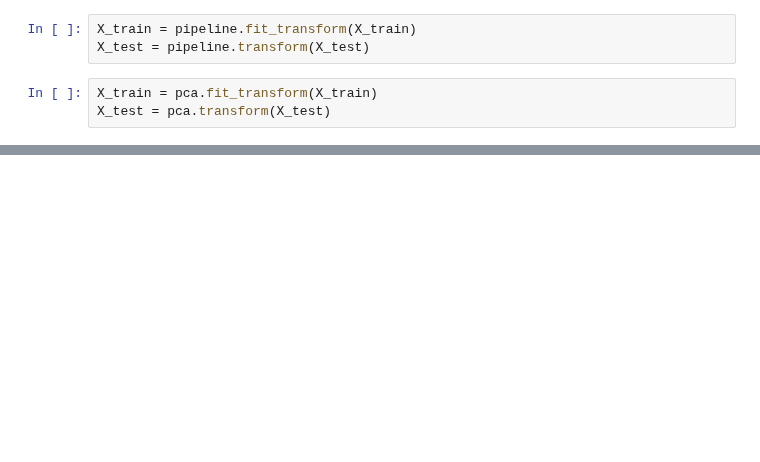
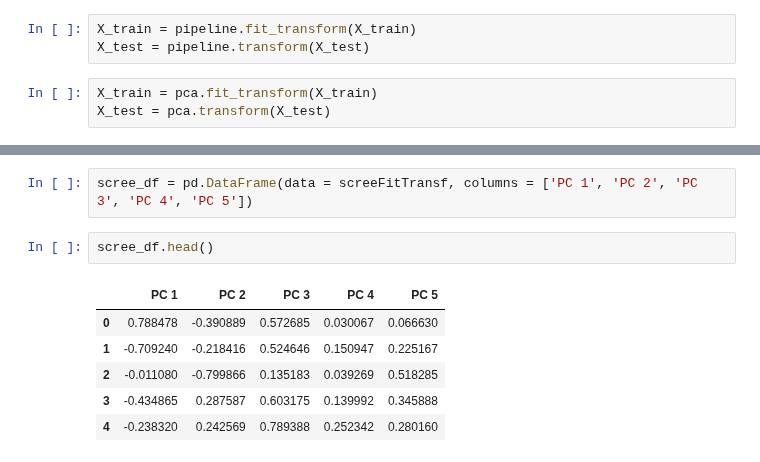
Before and after one commit to hujingc/umsi_loc_anc, a Jupyter notebook: Starting_PCA_Model.ipynb, the cells around one changed output, grey strips where cells are left out. Cells and saved outputs as stored; diff of their text form; blank space fills up the shorter version.

```diff
--- a/Starting_PCA_Model.ipynb
+++ b/Starting_PCA_Model.ipynb
@@ -69,0 +100,11 @@ array([0.25545768, 0.22930607, 0.19085401])
+# %%
+scree_df = pd.DataFrame(data = screeFitTransf, columns = ['PC 1', 'PC 2', 'PC 3', 'PC 4', 'PC 5'])
+# %%
+scree_df.head()
+# %% [output]
+|  | PC 1 | PC 2 | PC 3 | PC 4 | PC 5 |
+| 0 | 0.788478 | -0.390889 | 0.572685 | 0.030067 | 0.066630 |
+| 1 | -0.709240 | -0.218416 | 0.524646 | 0.150947 | 0.225167 |
+| 2 | -0.011080 | -0.799866 | 0.135183 | 0.039269 | 0.518285 |
+| 3 | -0.434865 | 0.287587 | 0.603175 | 0.139992 | 0.345888 |
+| 4 | -0.238320 | 0.242569 | 0.789388 | 0.252342 | 0.280160 |
```
Also changed, not shown: parts of 7 cells of this notebook.
